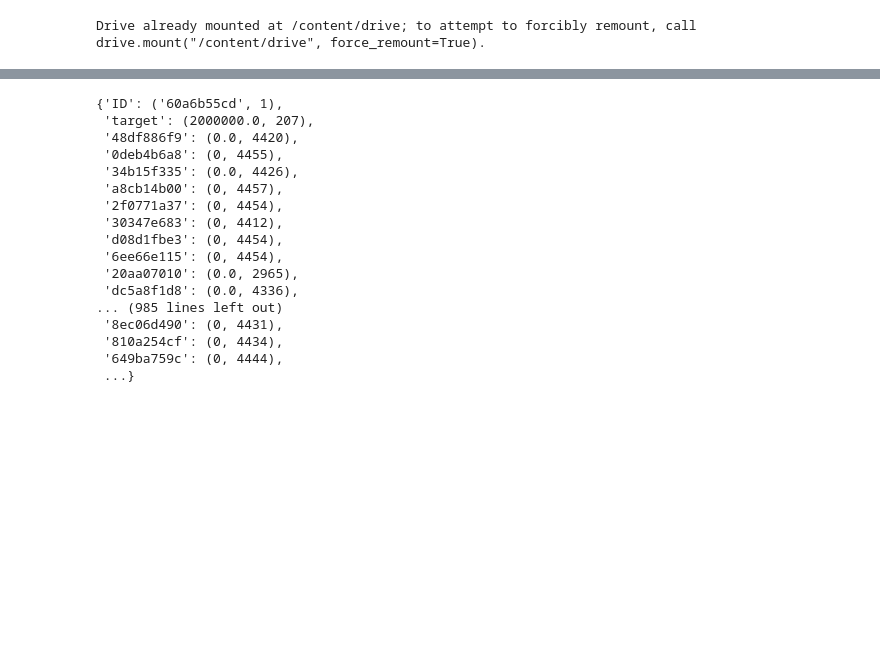
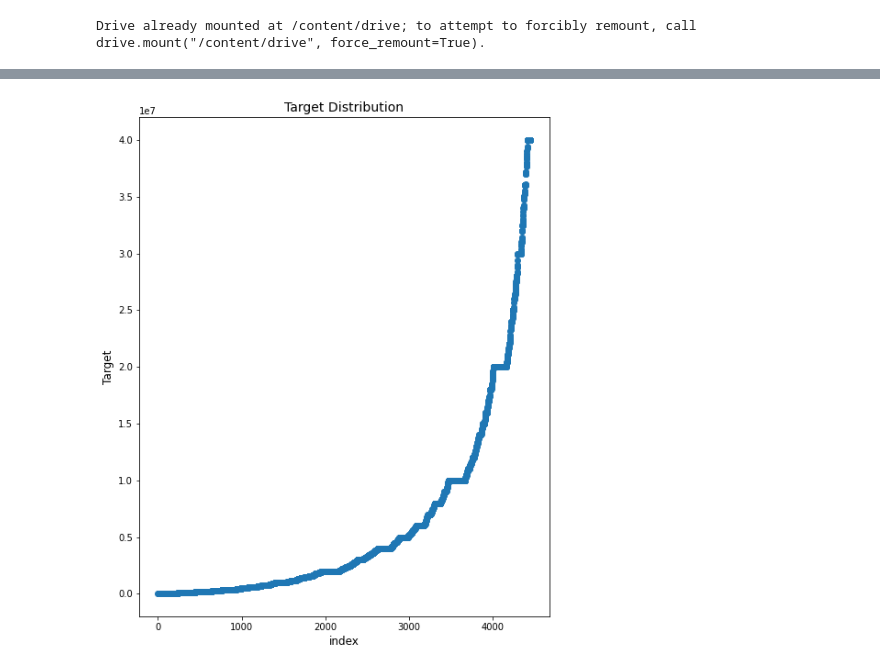
Before and after one commit to K7chyp/Kaggle_Value_Prediction_Challenge, a Jupyter notebook: Kaggle_Value_Prediction_Challenge.ipynb, the cells around one changed output, grey strips where cells are left out. Cells and saved outputs as stored; diff of their text form; code cells hidden in the pictures; blank space fills up the shorter version.

```diff
--- a/Kaggle_Value_Prediction_Challenge.ipynb
+++ b/Kaggle_Value_Prediction_Challenge.ipynb
@@ -8,8 +8,8 @@ import seaborn as sns
 from google.colab import drive
 drive.mount('/content/drive')
 
-train_df = pd.read_csv('/train.csv')
-test_df = pd.read_csv('/test.csv')
+train_df = pd.read_csv('/content/drive/MyDrive/csv/train.csv')
+test_df = pd.read_csv('/content/drive/MyDrive/csv/test.csv')
 # %% [output]
 Drive already mounted at /content/drive; to attempt to forcibly remount, call drive.mount("/content/drive", force_remount=True).
 # %%
@@ -18,23 +28,13 @@ sys.path.append('PATH_TO_MODULE')
 # %%
-import Exploration
+from Exploration import Exploration
 
-exp = Exploration.Exploration(train_df, test_df)
+exp = Exploration(train_df,
+                  test_df)
 exp.find_max_values()
-# %% [output]
-{'ID': ('60a6b55cd', 1),
- 'target': (2000000.0, 207),
- '48df886f9': (0.0, 4420),
- '0deb4b6a8': (0, 4455),
- '34b15f335': (0.0, 4426),
- 'a8cb14b00': (0, 4457),
- '2f0771a37': (0, 4454),
- '30347e683': (0, 4412),
- 'd08d1fbe3': (0, 4454),
- '6ee66e115': (0, 4454),
- '20aa07010': (0.0, 2965),
- 'dc5a8f1d8': (0.0, 4336),
-... (985 lines left out)
- '8ec06d490': (0, 4431),
- '810a254cf': (0, 4434),
- '649ba759c': (0, 4444),
- ...}
+# %%
+from Visualisation import Visualisation
+vis = Visualisation(train_df=train_df,
+                    test_df=test_df)
+vis.plot_target()
+# %% [output]
+[figure, added]
```
Also changed, not shown: parts of 6 cells of this notebook.
